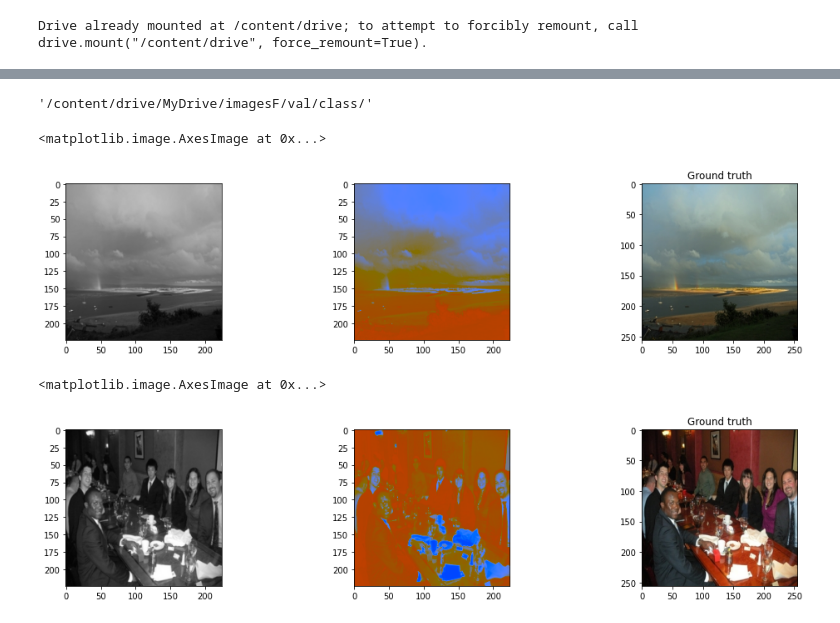
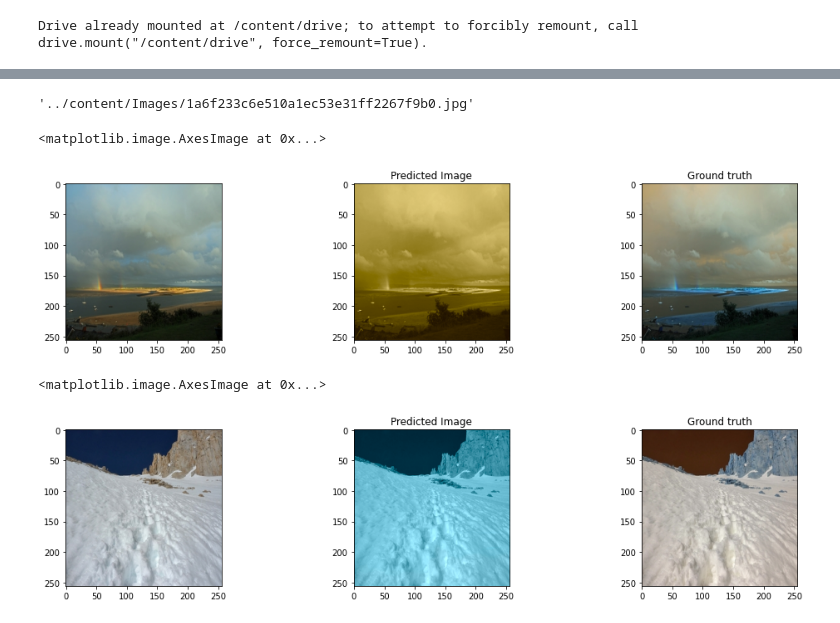
Before and after one commit to RohitJam/ImmageColoring, a Jupyter notebook: Image_coloring_Provision.ipynb, the cells around one changed output, grey strips where cells are left out. Drawn from its saved outputs; the diff is of its cells as text; code cells hidden in the pictures.

```diff
--- a/Image_coloring_Provision.ipynb
+++ b/Image_coloring_Provision.ipynb
@@ -66,4 +72,4 @@ def ExtractInput(path):
 
     return X_img,y_img
 # %%
-X_,y_ = ExtractInput(ImagePath) # Data-preprocessing
+X_,y_ = ExtractInput(data) # Data-preprocessing
@@ -77,0 +80,6 @@ Total Number of test images :  423
+# %%
+plt.figure(figsize=(10,10))
+for i in range(8):
+  plt.subplot(4,4,i+1)
+  plt.axis('off')
+  plt.imshow(X_[i])
@@ -152,8 +162,8 @@ ________________________________________________________________________________
 # %%
 def GenerateInputs(X_,y_):
     for i in range(len(X_)):
-        X_input = X_[i].reshape(1,224,224,1)
-        y_input = y_[i].reshape(1,224,224,2)
+        X_input = X_[i].reshape(1,256,256,1)
+        y_input = y_[i].reshape(1,256,256,2)
         yield (X_input,y_input)
-Model_Colourization.fit(GenerateInputs(X_,y_),epochs=50,verbose=1,steps_per_epoch=38,shuffle=True)#,validation_data=GenerateInputs(X_val, y_val))
+Model_Colourization.fit(GenerateInputs(X_,y_),epochs=5,verbose=1,steps_per_epoch=38,shuffle=True)#,validation_data=GenerateInputs(X_val, y_val))
 # %% [output]
@@ -177,21 +180,19 @@ Epoch 28/50
 <tensorflow.python.keras.callbacks.History at 0x...>
-# %%
-
-TestImagePath="/content/drive/MyDrive/imagesF/"+"val"+"/class/"
-TestImagePath
-# %% [output]
-'/content/drive/MyDrive/imagesF/val/class/'
+# %%
+
+TestImagePath=data[0]
+TestImagePath
+# %% [output]
+'../content/Images/1a6f233c6e510a1ec53e31ff2267f9b0.jpg'
 # %%
 def ExtractTestInput(ImagePath):
     img = cv2.imread(ImagePath)
     img = cv2.cvtColor(img, cv2.COLOR_BGR2RGB)
-    img = cv2.cvtColor(img, cv2.COLOR_RGB2GRAY)
-    img_ = cv2.cvtColor(img, cv2.COLOR_GRAY2RGB)
-    img_ = cv2.cvtColor(img_, cv2.COLOR_RGB2Lab)
+    img_ = cv2.cvtColor(img, cv2.COLOR_RGB2Lab)
     img_=img_.astype(np.float32)
     img_lab_rs = cv2.resize(img_, (WIDTH, HEIGHT)) # resize image to network input size
     img_l = img_lab_rs[:,:,0] # pull out L channel
-    img_l_reshaped = img_l.reshape(1,224,224,1)
+    img_l_reshaped = img_l.reshape(1,256,256,1)
 
     return img_l_reshaped
 # %%
@@ -204,25 +206,23 @@ Prediction=Prediction.reshape(224,224,2)
 # %%
 plt.figure(figsize=(30,20))
 plt.subplot(5,5,1)
-img = cv2.imread(TestImagePath+"09c4f97c8e8c836625179841f27afb56.jpg")
-img_1 = cv2.cvtColor(img,cv2.COLOR_BGR2RGB)
-img = cv2.cvtColor(img_1, cv2.COLOR_RGB2GRAY)
-img = cv2.cvtColor(img, cv2.COLOR_GRAY2RGB)
-img = cv2.resize(img, (224, 224))
+img_1 = cv2.imread(TestImagePath)
+img_1 = cv2.resize(img_1, (256, 256))
+img = cv2.cvtColor(img_1,cv2.COLOR_BGR2RGB)
+img = cv2.resize(img, (256, 256))
 plt.imshow(img)
 
 plt.subplot(5,5,1+1)
 img_ = cv2.cvtColor(img, cv2.COLOR_RGB2Lab)
 img_[:,:,1:] = Prediction
-img_= cv2.cvtColor(img, cv2.COLOR_Lab2BGR)
+# plt.imshow(img_)
+img_ = cv2.cvtColor(img_, cv2.COLOR_Lab2BGR)
+plt.title("Predicted Image")
 plt.imshow(img_)
-# img_ = cv2.cvtColor(img_, cv2.COLOR_Lab2BGR)
-# plt.title("Predicted Image")
-# plt.imshow(img_)
 
 plt.subplot(5,5,1+2)
 plt.title("Ground truth")
 plt.imshow(img_1)
 # %% [output]
 <matplotlib.image.AxesImage at 0x...>
-[figure, old version]
+[figure, new version]
@@ -235,25 +229,31 @@ Prediction_1=Prediction_1.reshape(224,224,2)
 # %%
+TestImagePath=data[1]
+ImagePath=data[1]
+# plt.imshow(cv2.imread(ImagePath))
+image_for_test = ExtractTestInput(ImagePath)
+Prediction = Model_Colourization.predict(image_for_test)
+Prediction = Prediction*110
+Prediction=Prediction.reshape(256,256,2)
+
 plt.figure(figsize=(30,20))
 plt.subplot(5,5,1)
-img = cv2.imread(TestImagePath+"022219b1cd775f071b37fd3e0f6d9961.jpg")
-img_1 = cv2.cvtColor(img,cv2.COLOR_BGR2RGB)
-img = cv2.cvtColor(img_1, cv2.COLOR_RGB2GRAY)
-img = cv2.cvtColor(img, cv2.COLOR_GRAY2RGB)
-img = cv2.resize(img, (224, 224))
+img_1 = cv2.imread(TestImagePath)
+img_1 = cv2.resize(img_1, (256, 256))
+img = cv2.cvtColor(img_1,cv2.COLOR_BGR2RGB)
+img = cv2.resize(img, (256, 256))
 plt.imshow(img)
 
 plt.subplot(5,5,1+1)
 img_ = cv2.cvtColor(img, cv2.COLOR_RGB2Lab)
 img_[:,:,1:] = Prediction
-img_= cv2.cvtColor(img, cv2.COLOR_Lab2BGR)
+# plt.imshow(img_)
+img_ = cv2.cvtColor(img_, cv2.COLOR_Lab2RGB)
+plt.title("Predicted Image")
 plt.imshow(img_)
-# img_ = cv2.cvtColor(img_, cv2.COLOR_Lab2BGR)
-# plt.title("Predicted Image")
-# plt.imshow(img_)
 
 plt.subplot(5,5,1+2)
 plt.title("Ground truth")
 plt.imshow(img_1)
 # %% [output]
 <matplotlib.image.AxesImage at 0x...>
-[figure, old version]
+[figure, new version]
```
Also changed, not shown: parts of 14 cells of this notebook.
